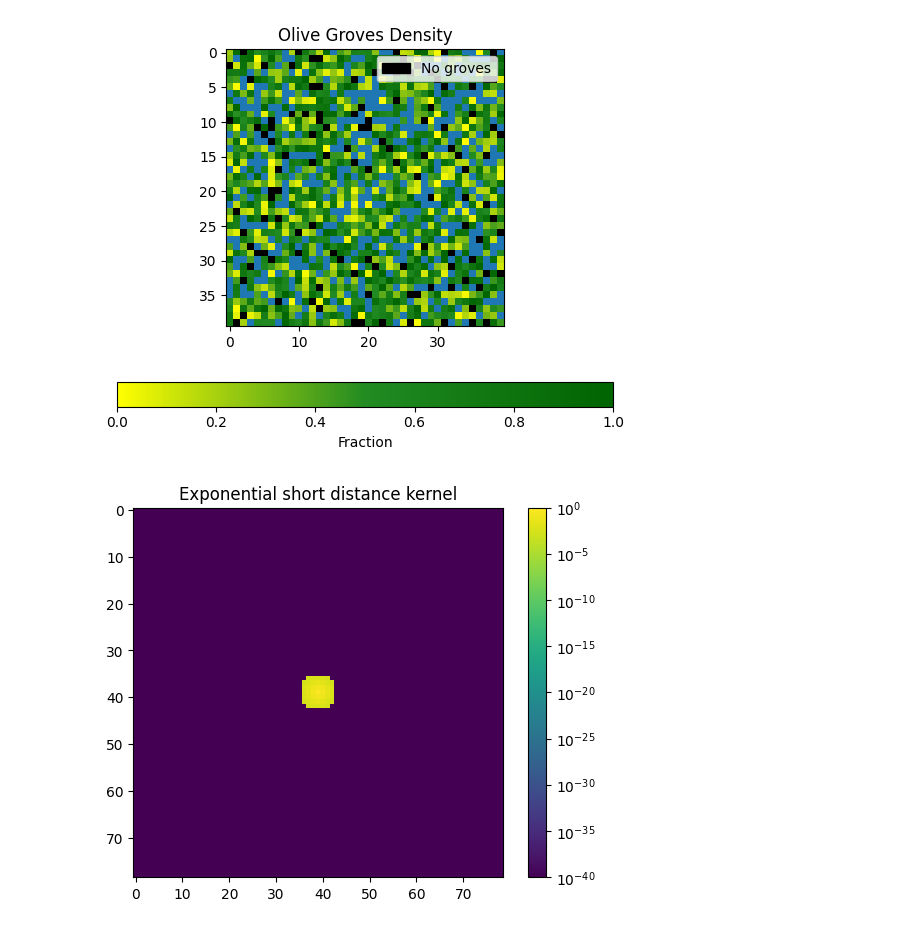
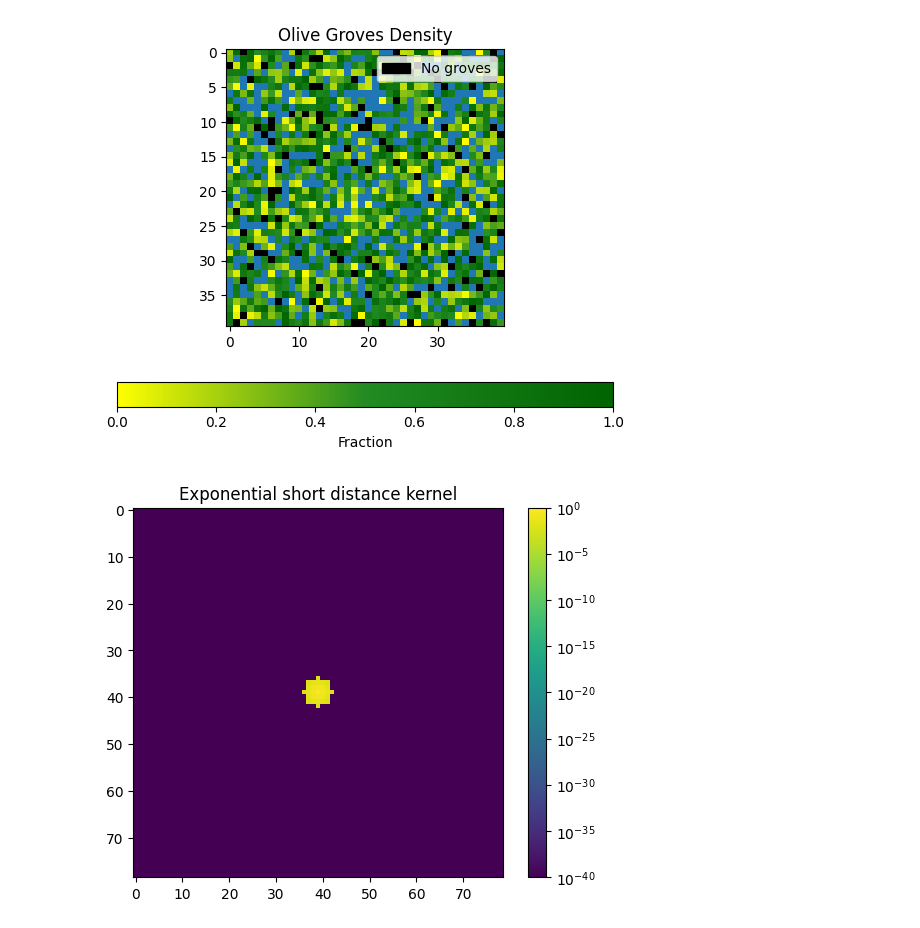
Before and after one commit to LeonMengoni/Xylella-Fastidiosa, a Jupyter notebook: Xylella.ipynb, the cells around one changed output. Drawn from its saved outputs; the diff is of its cells as text; code cells hidden in the pictures.

```diff
--- a/Xylella.ipynb
+++ b/Xylella.ipynb
@@ -117,38 +117,38 @@ plt.show()
 # SHORT DISTANCE KERNEL
 
 KERNEL = "exponential"
-beta = 0.1 # 0.1 mean dispersal distance
+beta = 0.08 # 0.1 mean dispersal distance
 
 def exponential_kernel(x, y, beta):
     return np.exp(-(x**2 + y**2)**(1/2) / beta) #/ (2 * np.pi * beta**2)
 
 def gaussian_kernel(x, y, sigma):
     return np.exp(-(x**2 + y**2)/(2 * sigma**2)) / np.sqrt(2 * np.pi * sigma**2)
 
 x = np.linspace(-(W-1), (W-1), 2*W-1)
 y = np.linspace(-(H-1), (H-1), 2*H-1)
 
 X, Y = np.meshgrid(x, y)
 
 if KERNEL == "exponential": k = exponential_kernel(X,Y,beta)
 elif KERNEL == "gaussian": k = gaussian_kernel(X,Y,beta)
 
 k_threshold = 1e-40
 k_min = max(k_threshold, np.min(k))
 
 # PLOT KERNEL
 
 logNorm = colors.LogNorm(vmin=k_min, vmax=1)
 norm = colors.Normalize(vmin=0, vmax=1)
 
 fig, ax = plt.subplots()
 im = ax.imshow(k, norm=logNorm)
 if KERNEL == "exponential": ax.set_title("Exponential short distance kernel")
 elif KERNEL == "gaussian": ax.set_title("Gaussian short distance kernel")
 fig.colorbar(im, ax=ax)
 plt.show()
 # %% [output]
-[figure, old version]
+[figure, new version]
 # %%
 # SET MODEL PARAMETERS
 
```
Also changed, not shown: parts of 6 cells of this notebook.
